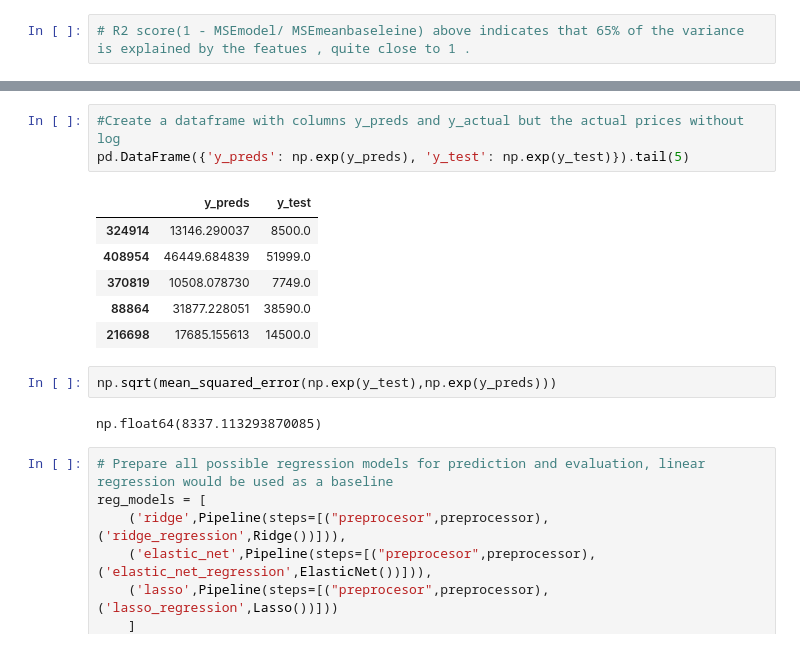
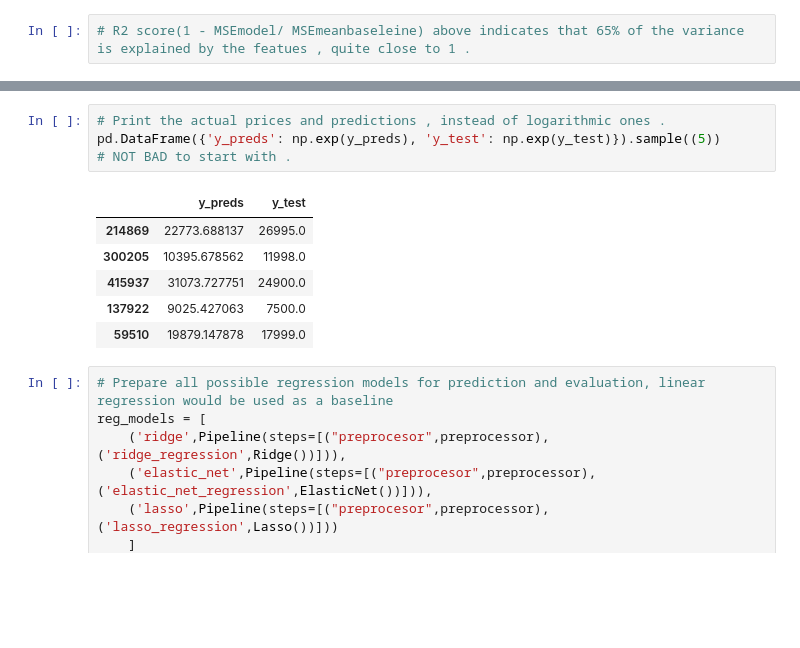
Before and after one commit to Subroy1/Data-Strategy-for-Leaders, a Jupyter notebook: Module 11/PracticalAssignement2_used_cars_II.ipynb, the cells around one changed output, grey strips where cells are left out. Saved outputs shown, nothing was run; the diff lists cells and outputs as text; blank space fills up the shorter version.

```diff
--- a/Module 11/PracticalAssignement2_used_cars_II.ipynb
+++ b/Module 11/PracticalAssignement2_used_cars_II.ipynb
@@ -602,17 +593,14 @@ pd.DataFrame({'y_preds': y_preds, 'y_test': y_test}).tail(5)
 # %%
-#Create a dataframe with columns y_preds and y_actual but the actual prices without log
-pd.DataFrame({'y_preds': np.exp(y_preds), 'y_test': np.exp(y_test)}).tail(5)
+# Print the actual prices and predictions , instead of logarithmic ones .
+pd.DataFrame({'y_preds': np.exp(y_preds), 'y_test': np.exp(y_test)}).sample((5))
+# NOT BAD to start with .
 # %% [output]
 |  | y_preds | y_test |
-| 324914 | 13146.290037 | 8500.0 |
-| 408954 | 46449.684839 | 51999.0 |
-| 370819 | 10508.078730 | 7749.0 |
-| 88864 | 31877.228051 | 38590.0 |
-| 216698 | 17685.155613 | 14500.0 |
+| 214869 | 22773.688137 | 26995.0 |
+| 300205 | 10395.678562 | 11998.0 |
+| 415937 | 31073.727751 | 24900.0 |
+| 137922 | 9025.427063 | 7500.0 |
+| 59510 | 19879.147878 | 17999.0 |
-# %%
-np.sqrt(mean_squared_error(np.exp(y_test),np.exp(y_preds)))
-# %% [output]
-np.float64(8337.113293870085)
 # %%
 # Prepare all possible regression models for prediction and evaluation, linear regression would be used as a baseline
 reg_models = [
```
Also changed, not shown: parts of 15 cells of this notebook.
